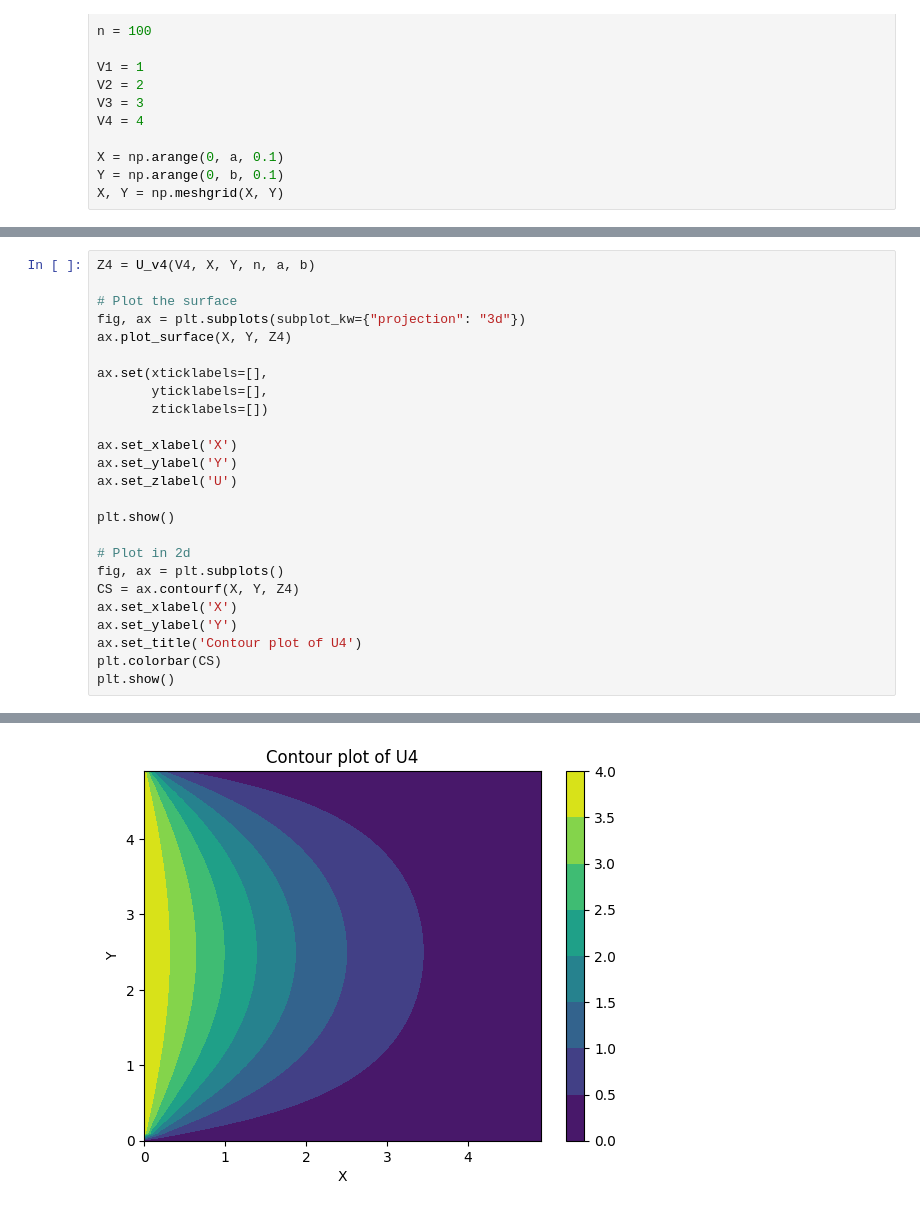
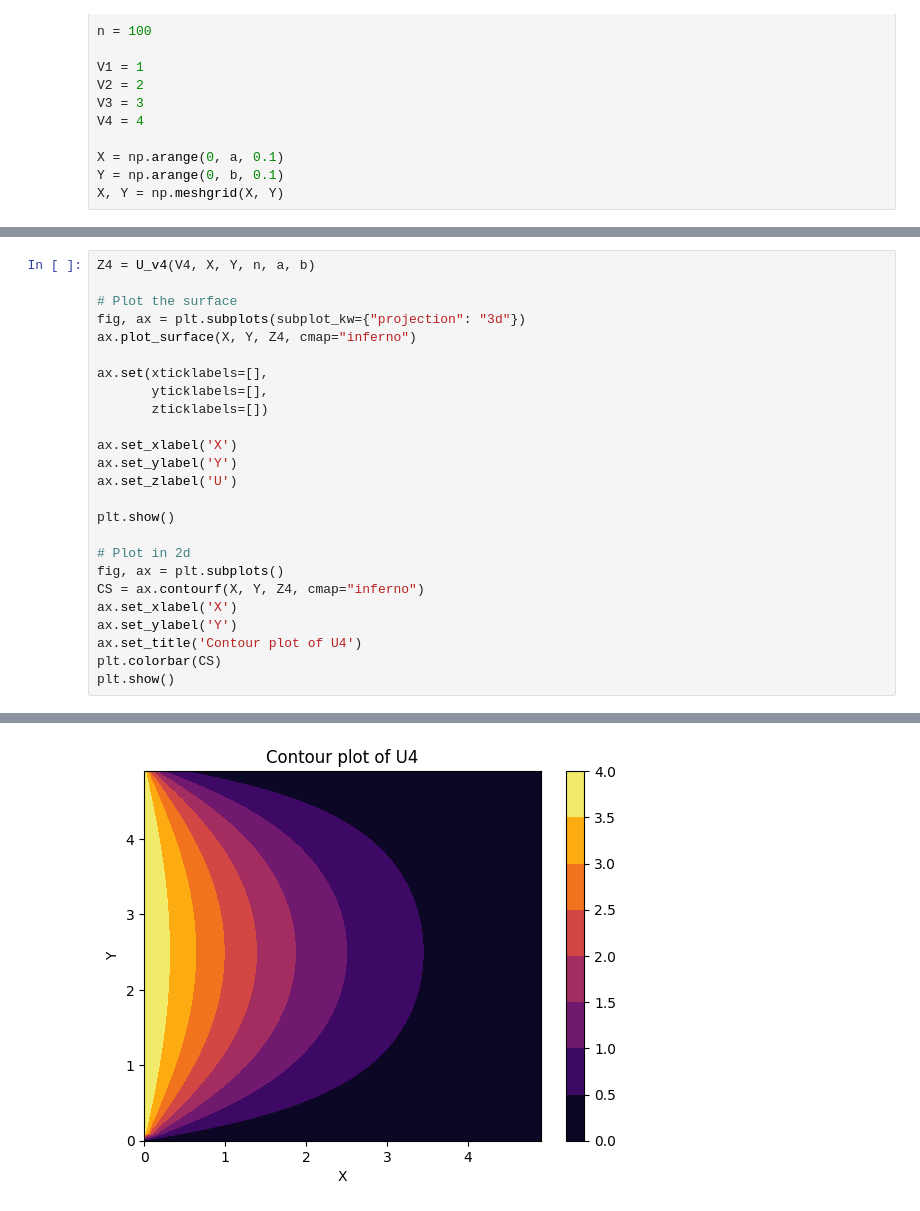
Before and after one commit to robertoarcanjo/Photonics, a Jupyter notebook: Numerical-Methods/PDE.ipynb, the cells around one changed output, grey strips where cells are left out. Drawn from its saved outputs; the diff is of its cells as text.

```diff
--- a/Numerical-Methods/PDE.ipynb
+++ b/Numerical-Methods/PDE.ipynb
@@ -145,7 +145,7 @@ Z4 = U_v4(V4, X, Y, n, a, b)
 
 # Plot the surface
 fig, ax = plt.subplots(subplot_kw={"projection": "3d"})
-ax.plot_surface(X, Y, Z4)
+ax.plot_surface(X, Y, Z4, cmap="inferno")
 
 ax.set(xticklabels=[],
        yticklabels=[],
@@ -159,7 +159,7 @@ plt.show()
 
 # Plot in 2d
 fig, ax = plt.subplots()
-CS = ax.contourf(X, Y, Z4)
+CS = ax.contourf(X, Y, Z4, cmap="inferno")
 ax.set_xlabel('X')
 ax.set_ylabel('Y')
 ax.set_title('Contour plot of U4')
@@ -170,4 +170,4 @@ plt.show()
-[figure, old version]
+[figure, new version]
 # %%
 Z = Z1 + Z2 + Z3 + Z4
 
```
Also changed, not shown: parts of 5 cells of this notebook, 1 other file.
